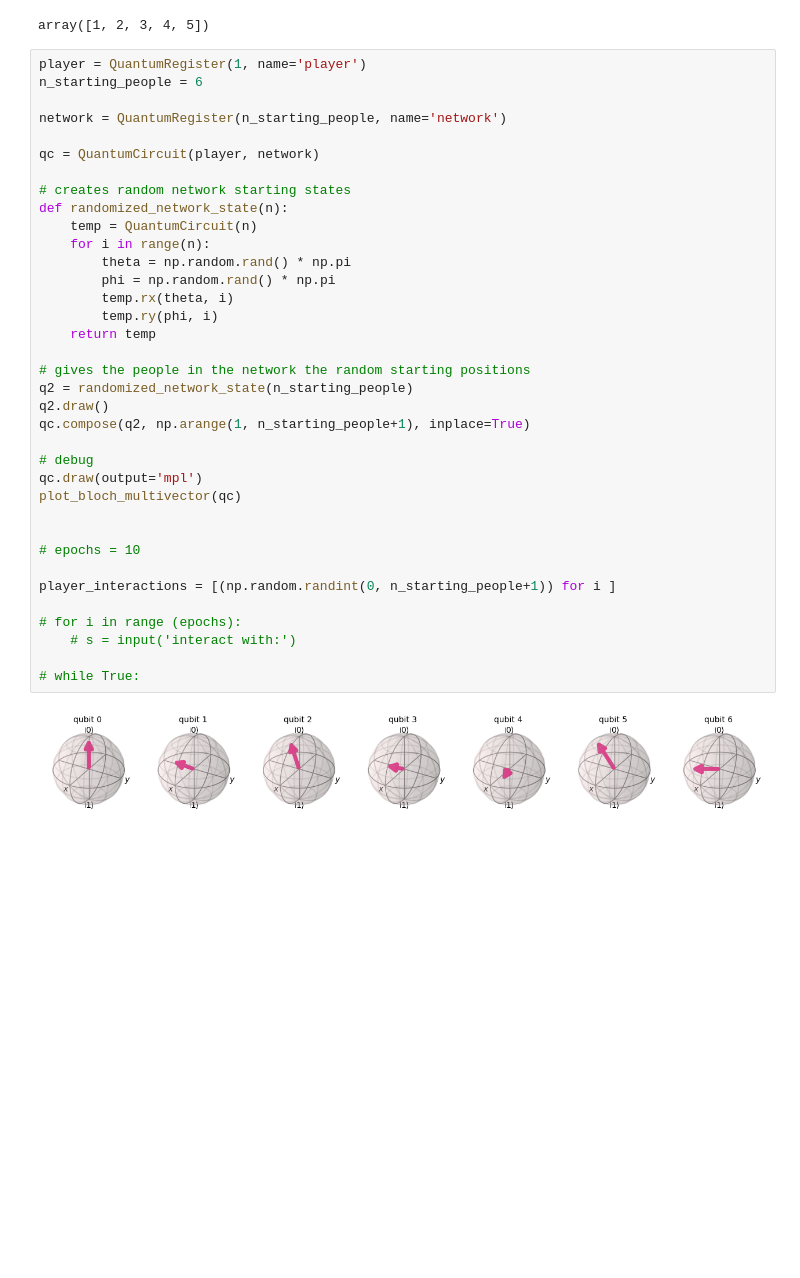
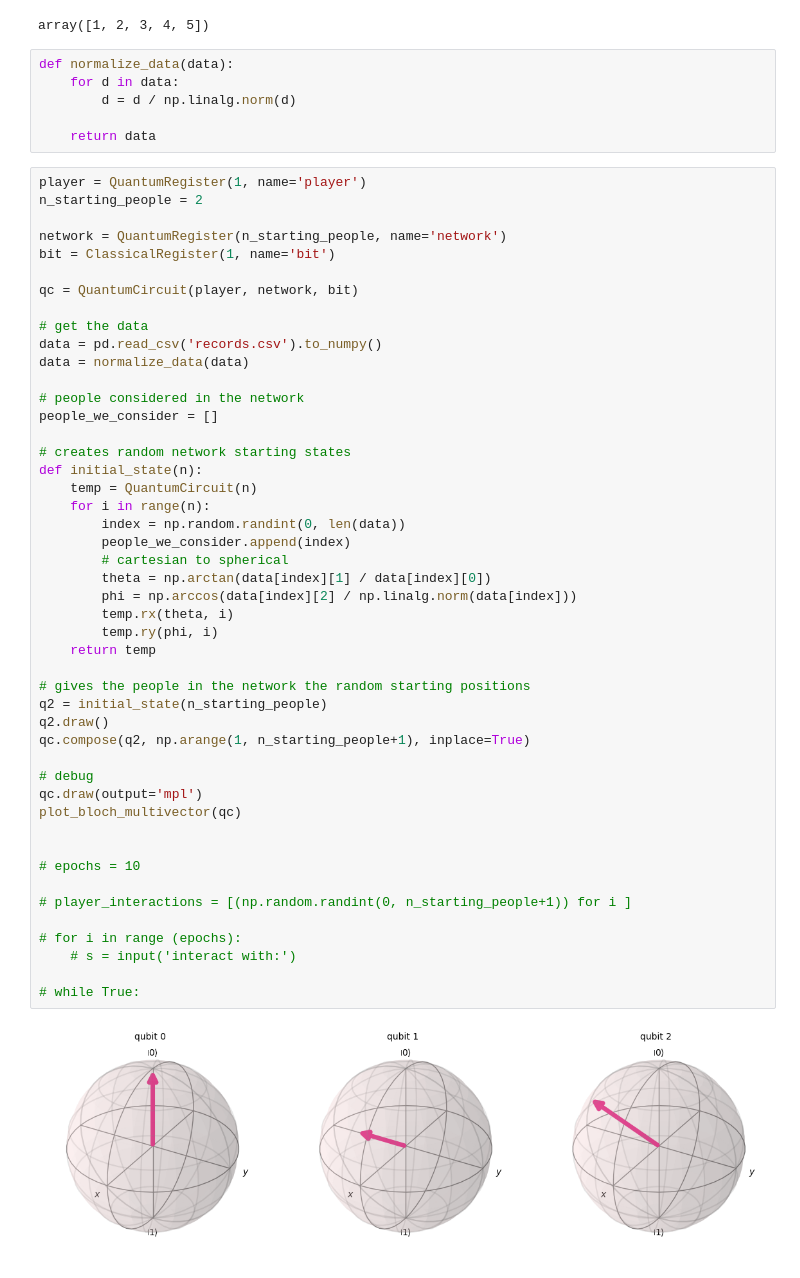
Before and after one commit to iQuHACK/2024_IonQ, a Jupyter notebook: backend.ipynb, the cells around one changed output. Cells and saved outputs as stored; diff of their text form; blank space fills up the shorter version.

Commit message:
random parametrization for testing

```diff
--- a/backend.ipynb
+++ b/backend.ipynb
@@ -20,41 +21,58 @@ import matplotlib.pyplot as plt
 np.arange(1, 6)
 # %% [output]
 array([1, 2, 3, 4, 5])
+# %%
+def normalize_data(data):
+    for d in data:
+        d = d / np.linalg.norm(d)
+
+    return data
 # %%
 player = QuantumRegister(1, name='player')
-n_starting_people = 6
+n_starting_people = 2
 
 network = QuantumRegister(n_starting_people, name='network')
+bit = ClassicalRegister(1, name='bit')
 
-qc = QuantumCircuit(player, network)
+qc = QuantumCircuit(player, network, bit)
+
+# get the data
+data = pd.read_csv('records.csv').to_numpy()
+data = normalize_data(data)
+
+# people considered in the network
+people_we_consider = []
 
 # creates random network starting states
-def randomized_network_state(n):
+def initial_state(n):
     temp = QuantumCircuit(n)
     for i in range(n):
-        theta = np.random.rand() * np.pi
-        phi = np.random.rand() * np.pi
+        index = np.random.randint(0, len(data))
+        people_we_consider.append(index)
+        # cartesian to spherical
+        theta = np.arctan(data[index][1] / data[index][0])
+        phi = np.arccos(data[index][2] / np.linalg.norm(data[index]))
         temp.rx(theta, i)
         temp.ry(phi, i)
     return temp
 
 # gives the people in the network the random starting positions
-q2 = randomized_network_state(n_starting_people)
+q2 = initial_state(n_starting_people)
 q2.draw()
 qc.compose(q2, np.arange(1, n_starting_people+1), inplace=True)
 
 # debug
 qc.draw(output='mpl')
 plot_bloch_multivector(qc)
 
 
 # epochs = 10
 
-player_interactions = [(np.random.randint(0, n_starting_people+1)) for i ]
+# player_interactions = [(np.random.randint(0, n_starting_people+1)) for i ]
 
 # for i in range (epochs):
     # s = input('interact with:')
 
 # while True:
 # %% [output]
-[figure, old version]
+[figure, new version]
```
Also changed, not shown: parts of 5 cells of this notebook, 1 other file.
